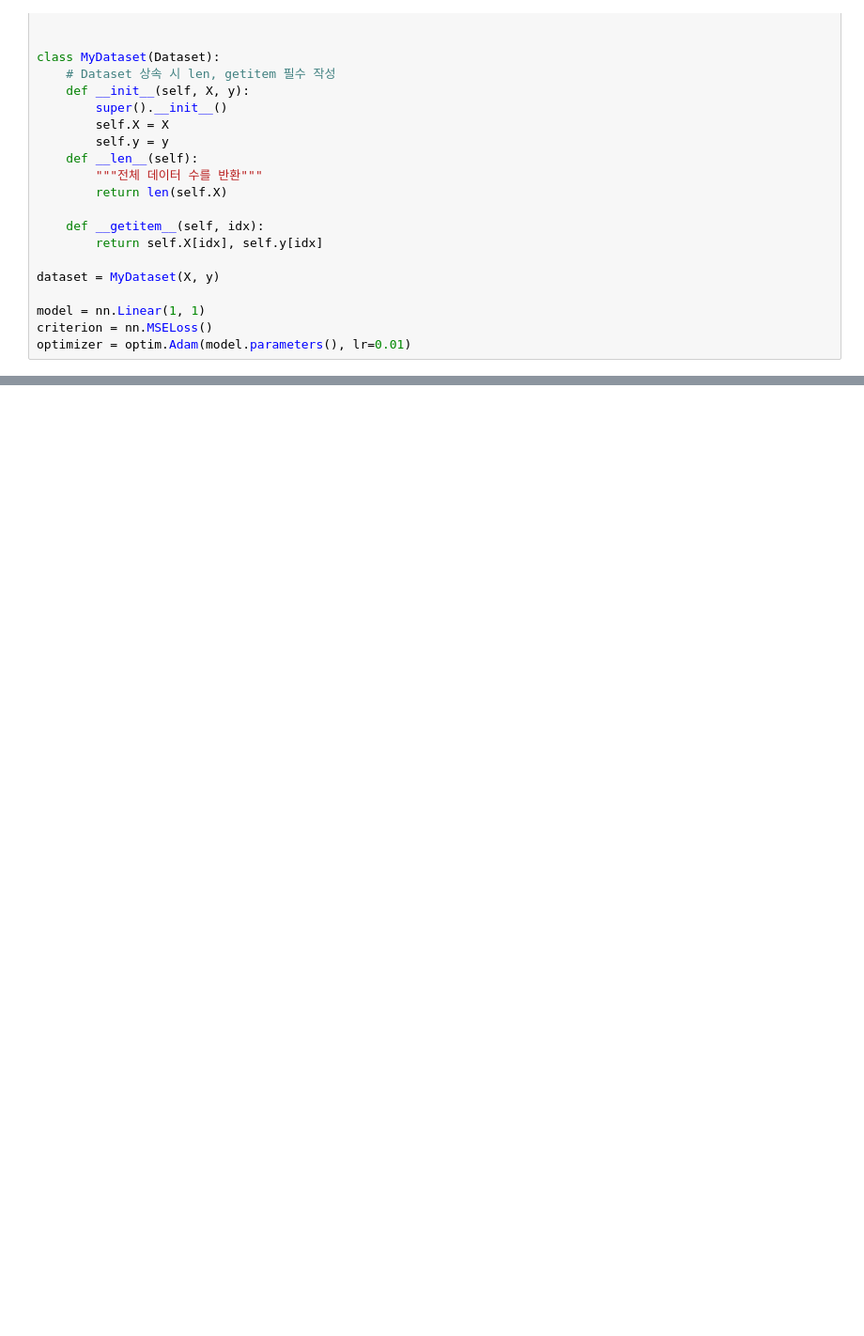
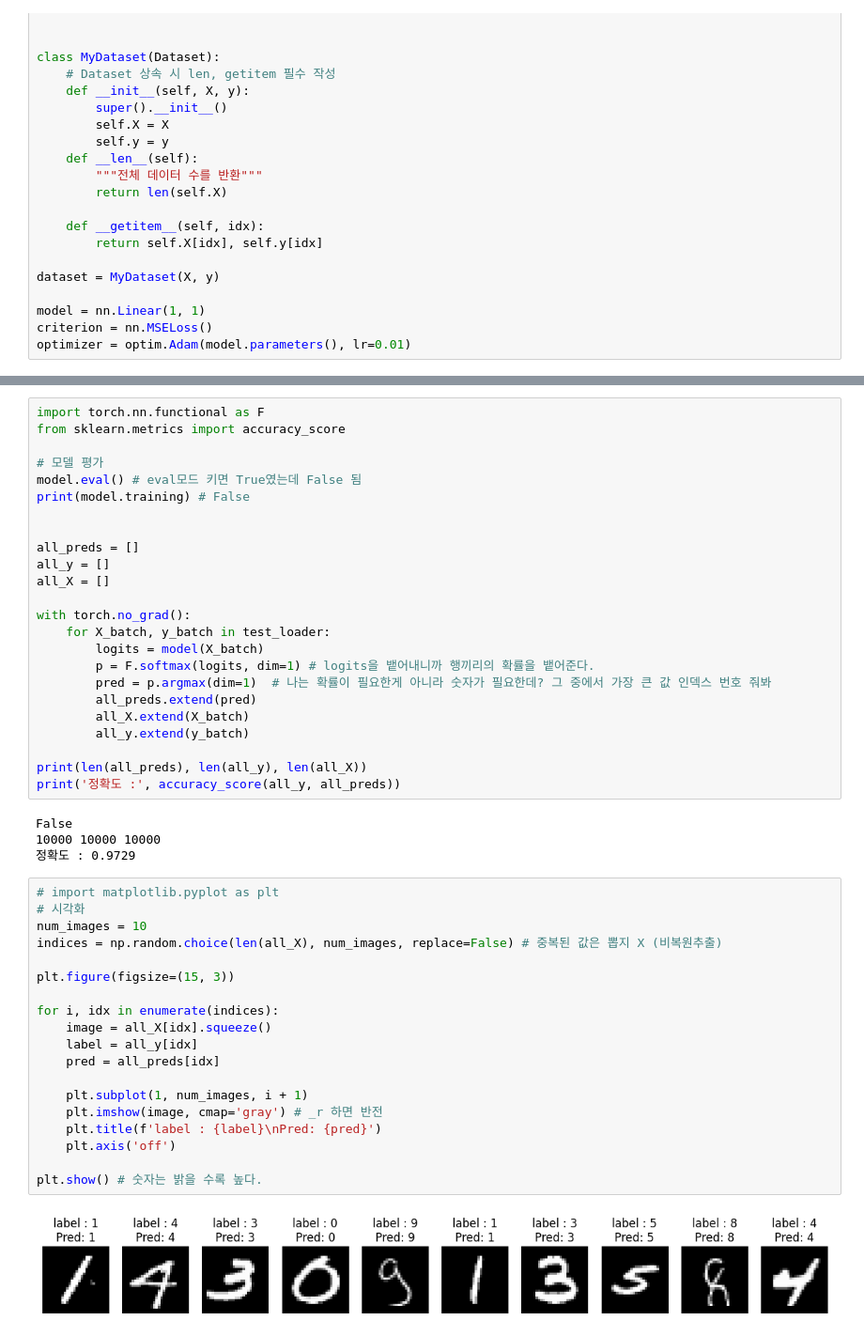
Before and after one commit to joomong0620/Deep-Learning, a Jupyter notebook: 06_differentiation_gradient.ipynb, the cells around one changed output, grey strips where cells are left out. Shown at 94% size. Drawn from its saved outputs; the diff is of its cells as text; blank space fills up the shorter version.

```diff
--- a/06_differentiation_gradient.ipynb
+++ b/06_differentiation_gradient.ipynb
@@ -848,0 +951,49 @@ Epoch 200 : Loss 0.000588
+# %%
+import torch.nn.functional as F
+from sklearn.metrics import accuracy_score
+
+# 모델 평가
+model.eval() # eval모드 키면 True였는데 False 됨
+print(model.training) # False
+
+
+all_preds = []
+all_y = []
+all_X = []
+
+with torch.no_grad():
+    for X_batch, y_batch in test_loader:
+        logits = model(X_batch)
+        p = F.softmax(logits, dim=1) # logits을 뱉어내니까 행끼리의 확률을 뱉어준다.
+        pred = p.argmax(dim=1)  # 나는 확률이 필요한게 아니라 숫자가 필요한데? 그 중에서 가장 큰 값 인덱스 번호 줘봐
+        all_preds.extend(pred)
+        all_X.extend(X_batch)
+        all_y.extend(y_batch)
+
+print(len(all_preds), len(all_y), len(all_X))
+print('정확도 :', accuracy_score(all_y, all_preds))
+# %% [output]
+False
+10000 10000 10000
+정확도 : 0.9729
+# %%
+# import matplotlib.pyplot as plt
+# 시각화
+num_images = 10
+indices = np.random.choice(len(all_X), num_images, replace=False) # 중복된 값은 뽑지 X (비복원추출)
+
+plt.figure(figsize=(15, 3))
+
+for i, idx in enumerate(indices):
+    image = all_X[idx].squeeze()
+    label = all_y[idx]
+    pred = all_preds[idx]
+
+    plt.subplot(1, num_images, i + 1)
+    plt.imshow(image, cmap='gray') # _r 하면 반전
+    plt.title(f'label : {label}\nPred: {pred}')
+    plt.axis('off')
+
+plt.show() # 숫자는 밝을 수록 높다.
+# %% [output]
+[figure, added]
```
Also changed, not shown: parts of 9 cells of this notebook, 6 other files.
